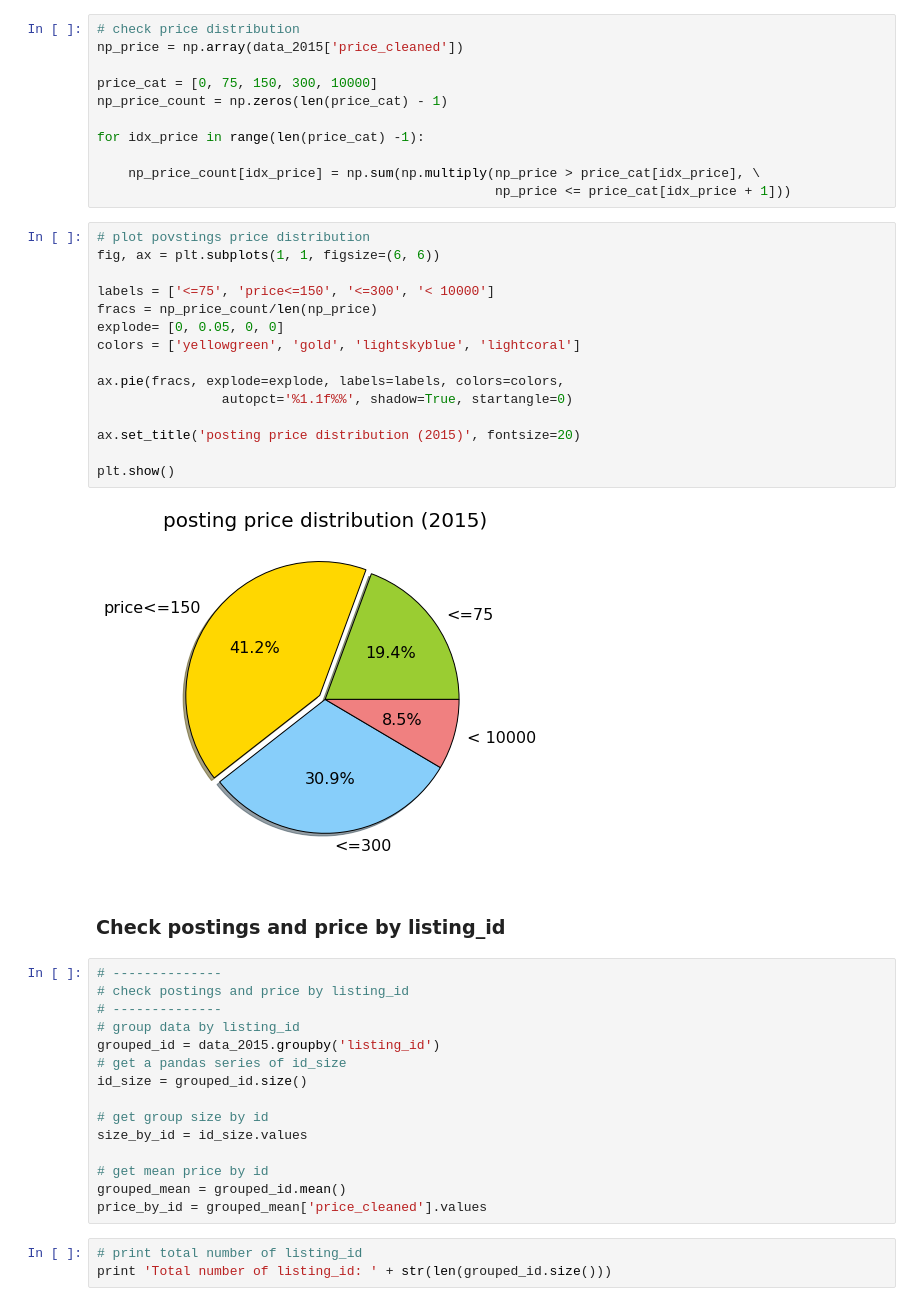
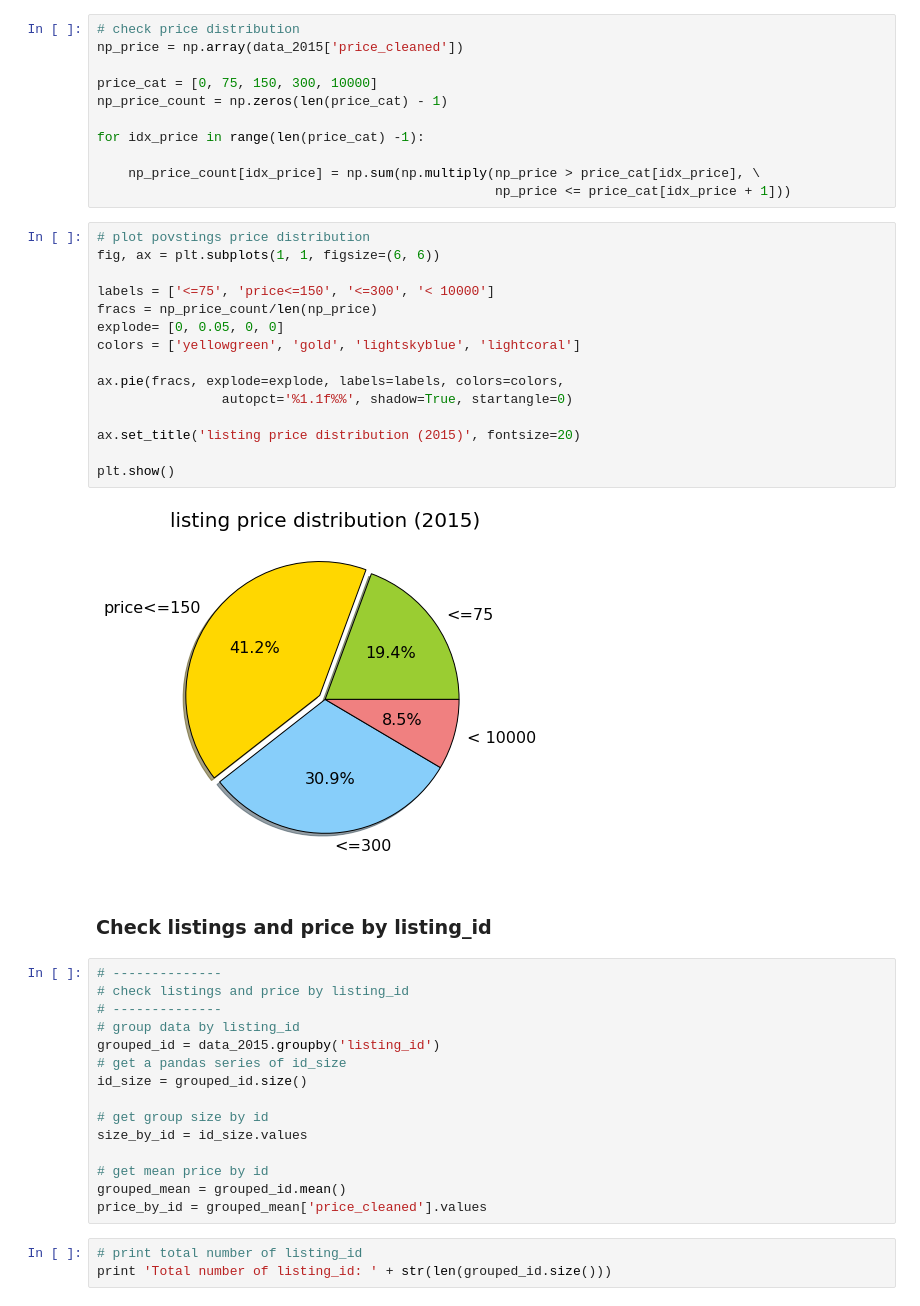
Before and after one commit to xwang146/cs109-airbnb-13, a Jupyter notebook: clean_visualize_calendar.ipynb, the cells around one changed output. Drawn from its saved outputs; the diff is of its cells as text.

```diff
--- a/clean_visualize_calendar.ipynb
+++ b/clean_visualize_calendar.ipynb
@@ -153,25 +153,25 @@ for idx_price in range(len(price_cat) -1):
 # %%
 # plot povstings price distribution
 fig, ax = plt.subplots(1, 1, figsize=(6, 6))
 
 labels = ['<=75', 'price<=150', '<=300', '< 10000']
 fracs = np_price_count/len(np_price)
 explode= [0, 0.05, 0, 0]
 colors = ['yellowgreen', 'gold', 'lightskyblue', 'lightcoral']
 
 ax.pie(fracs, explode=explode, labels=labels, colors=colors,
                 autopct='%1.1f%%', shadow=True, startangle=0)
 
-ax.set_title('posting price distribution (2015)', fontsize=20)
+ax.set_title('listing price distribution (2015)', fontsize=20)
 
 plt.show()
 # %% [output]
-[figure, old version]
+[figure, new version]
 # %% [markdown]
-### Check postings and price by listing_id ###
+### Check listings and price by listing_id ###
 # %%
 # --------------
-# check postings and price by listing_id
+# check listings and price by listing_id
 # --------------
 # group data by listing_id
 grouped_id = data_2015.groupby('listing_id')
```
Also changed, not shown: parts of 7 cells of this notebook.
